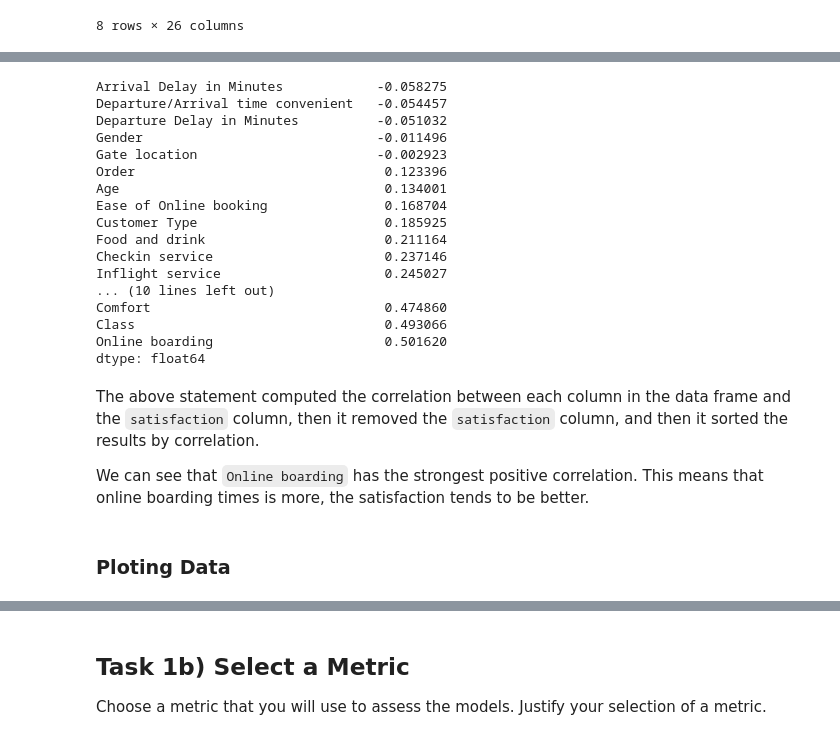
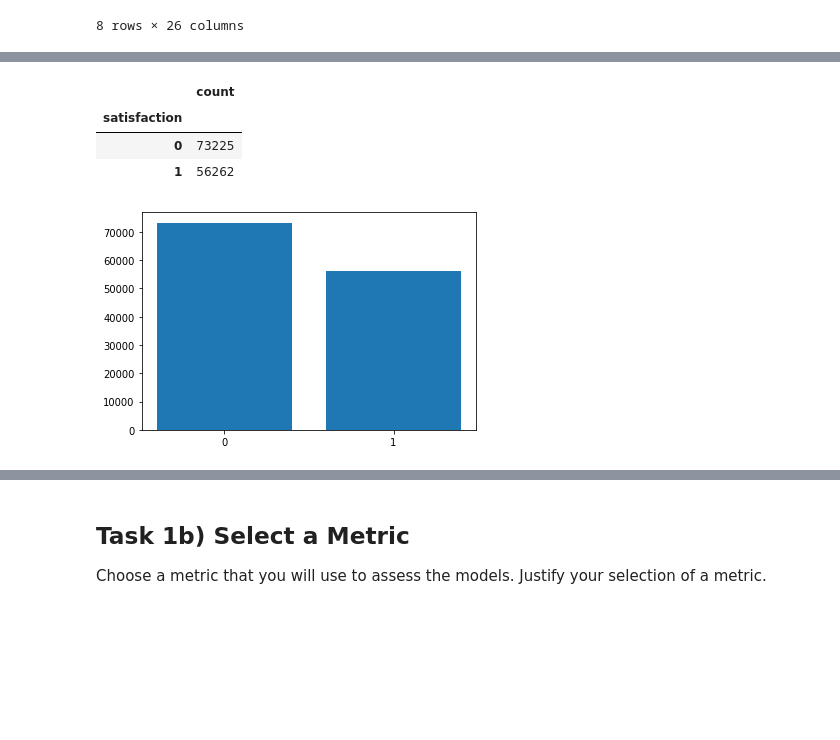
Before and after one commit to rwqzcq/COMP2019, a Jupyter notebook: main.ipynb, the cells around one changed output, grey strips where cells are left out. Drawn from its saved outputs; the diff is of its cells as text; code cells hidden in the pictures; blank space fills up the shorter version.

```diff
--- a/main.ipynb
+++ b/main.ipynb
@@ -87,26 +68,15 @@ We can compute the *[correlation coefficient](https://en.wikipedia.org/wiki/Corr
-# %%
-df.corrwith(df['satisfaction']).drop('satisfaction').sort_values()
-# %% [output]
-Arrival Delay in Minutes            -0.058275
-Departure/Arrival time convenient   -0.054457
-Departure Delay in Minutes          -0.051032
-Gender                              -0.011496
-Gate location                       -0.002923
-Order                                0.123396
-Age                                  0.134001
-Ease of Online booking               0.168704
-Customer Type                        0.185925
-Food and drink                       0.211164
-Checkin service                      0.237146
-Inflight service                     0.245027
-... (10 lines left out)
-Comfort                              0.474860
-Class                                0.493066
-Online boarding                      0.501620
-dtype: float64
-# %% [markdown]
-The above statement computed the correlation between each column in the data frame and the `satisfaction` column, then it removed the `satisfaction` column, and then it sorted the results by correlation.
-
-We can see that `Online boarding` has the strongest positive correlation. This means that online boarding times is more, the satisfaction tends to be better.
-# %% [markdown]
-### Ploting Data
+# %%
+# taget distrubution
+data = df.groupby(df['satisfaction']).count()['Age'].to_frame()
+data['count'] = data['Age']
+del data['Age']
+x = data.index.tolist()
+x = [str(i) for i in x]
+plt.bar(x, data['count'])
+data
+# %% [output]
+|  | count |
+| satisfaction |  |
+| 0 | 73225 |
+| 1 | 56262 |
+[figure, added]
```
Also changed, not shown: parts of 22 cells of this notebook.
